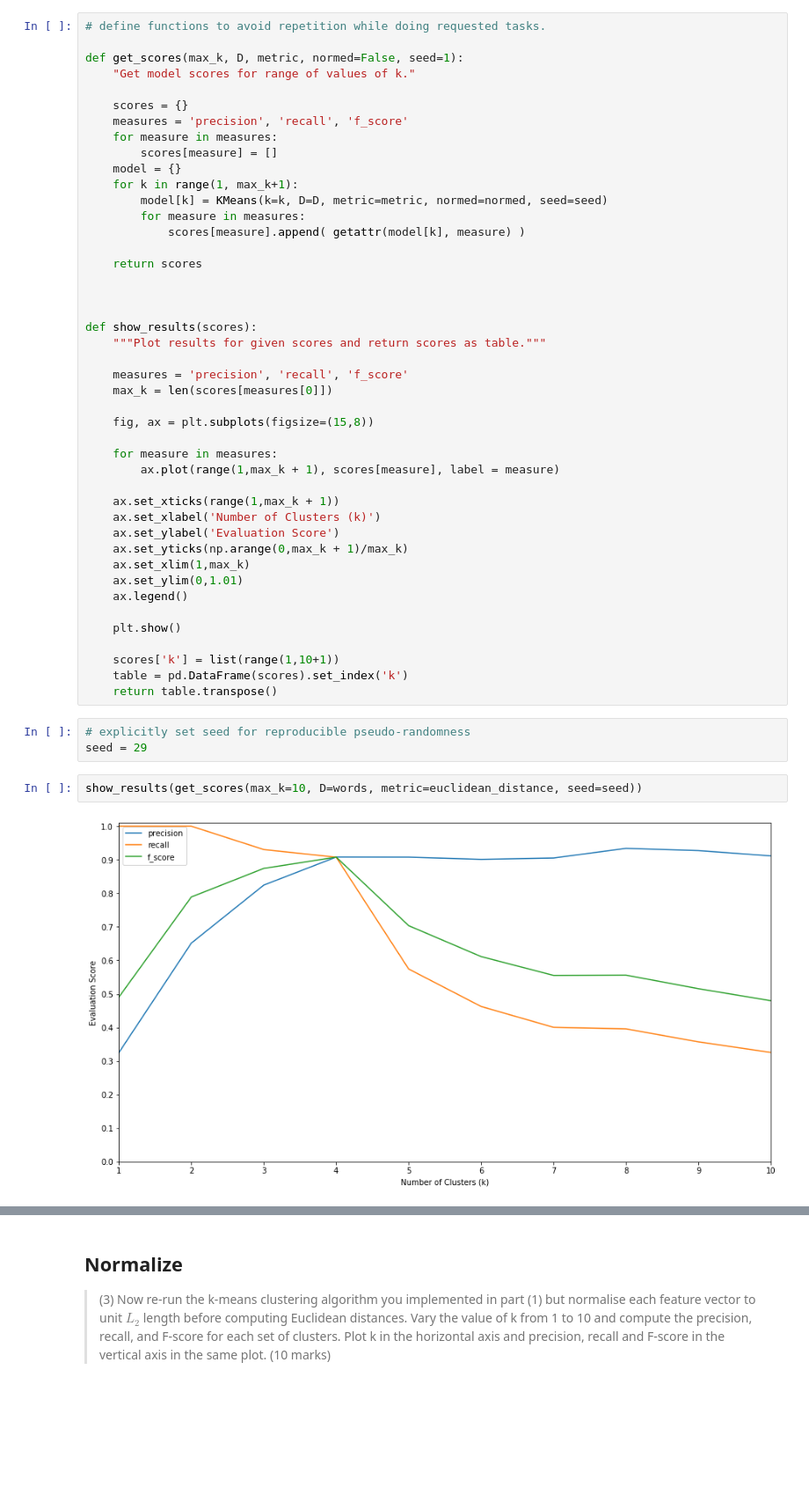
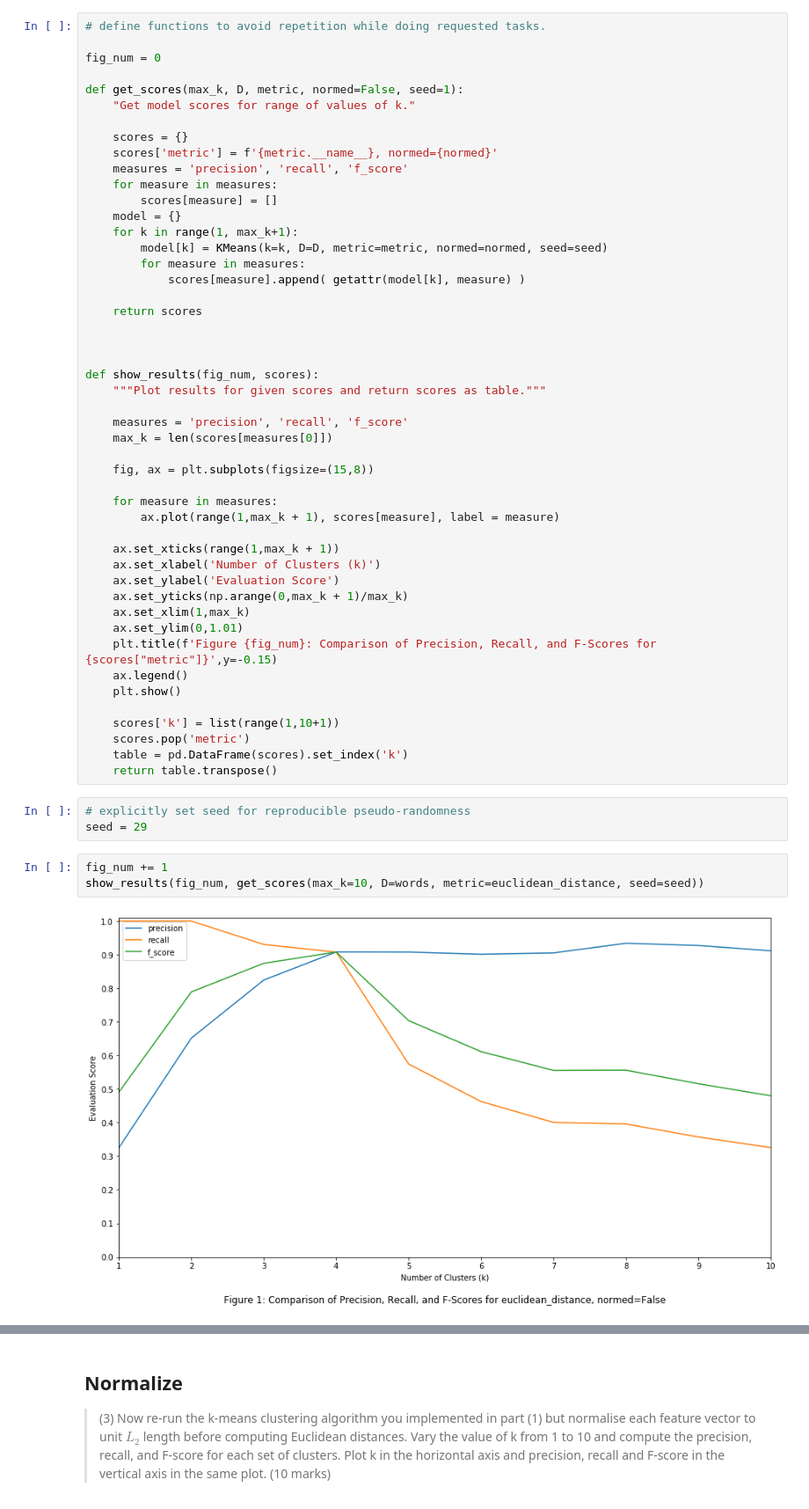
Before and after one commit to peterprescott/kmeans, a Jupyter notebook: notebook.ipynb, the cells around one changed output, grey strips where cells are left out. Shown at 88% size. Drawn from its saved outputs; the diff is of its cells as text; blank space fills up the shorter version.

```diff
--- a/notebook.ipynb
+++ b/notebook.ipynb
@@ -273,11 +275,14 @@ Our implementation appears to be working.
 Since we are asked multiple times for different metrics to vary the value of k, to compute precision/recall/f-scores, and to plot the values, we define a function to do this for us without unnecessary repetition.
 # %%
 # define functions to avoid repetition while doing requested tasks.
+
+fig_num = 0
 
 def get_scores(max_k, D, metric, normed=False, seed=1):
     "Get model scores for range of values of k."
 
     scores = {}
+    scores['metric'] = f'{metric.__name__}, normed={normed}'
     measures = 'precision', 'recall', 'f_score'
     for measure in measures:
         scores[measure] = []
@@ -291,7 +296,7 @@ def get_scores(max_k, D, metric, normed=False, seed=1):
 
 
 
-def show_results(scores):
+def show_results(fig_num, scores):
     """Plot results for given scores and return scores as table."""
 
     measures = 'precision', 'recall', 'f_score'
@@ -308,20 +313,22 @@ def show_results(scores):
     ax.set_yticks(np.arange(0,max_k + 1)/max_k)
     ax.set_xlim(1,max_k)
     ax.set_ylim(0,1.01)
+    plt.title(f'Figure {fig_num}: Comparison of Precision, Recall, and F-Scores for {scores["metric"]}',y=-0.15)
     ax.legend()
-
     plt.show()
 
     scores['k'] = list(range(1,10+1))
+    scores.pop('metric')
     table = pd.DataFrame(scores).set_index('k')
     return table.transpose()
 # %%
 # explicitly set seed for reproducible pseudo-randomness
 seed = 29
 # %%
-show_results(get_scores(max_k=10, D=words, metric=euclidean_distance, seed=seed))
+fig_num += 1
+show_results(fig_num, get_scores(max_k=10, D=words, metric=euclidean_distance, seed=seed))
 # %% [output]
-[figure, old version]
+[figure, new version]
 | k | 1 | 2 | 3 | 4 | 5 | 6 | 7 | 8 | 9 | 10 |
 | precision | 0.324857 | 0.651405 | 0.824335 | 0.907980 | 0.907656 | 0.901078 | 0.905081 | 0.933899 | 0.927248 | 0.911342 |
 | recall | 1.000000 | 1.000000 | 0.930340 | 0.907462 | 0.574224 | 0.462517 | 0.400388 | 0.395767 | 0.357029 | 0.325479 |
```
Also changed, not shown: parts of 20 cells of this notebook.
